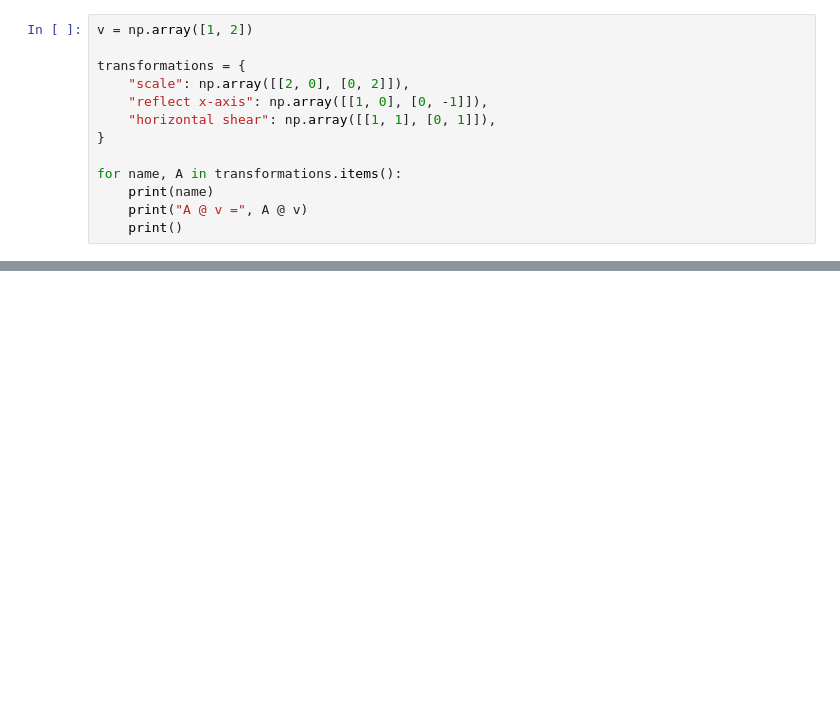
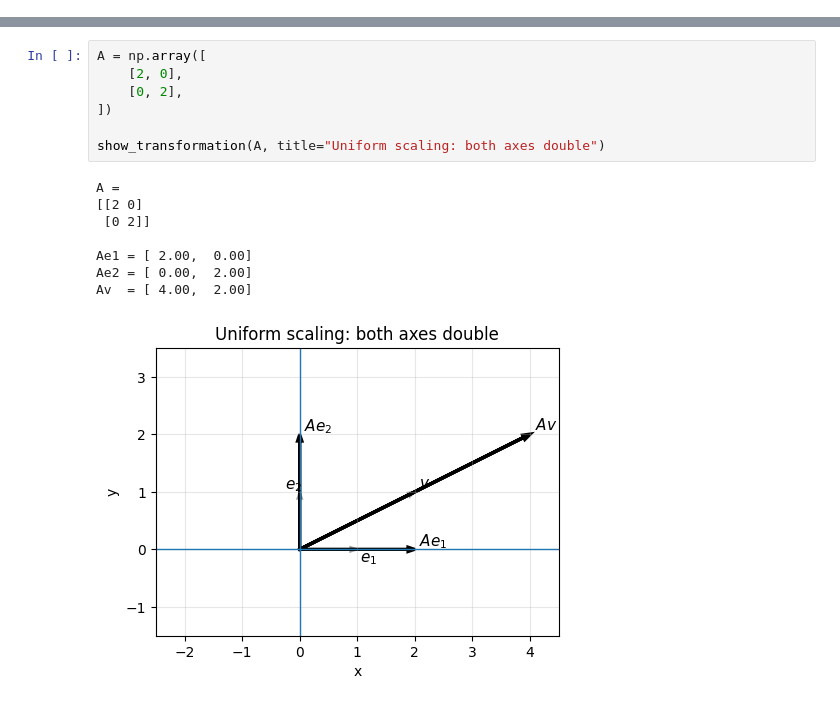
Before and after one commit to AnthonyPWatts/imperial-ai-coursework, a Jupyter notebook: maths-refresh/04c-scaling-reflection-and-shear.ipynb, the cells around one changed output, grey strips where cells are left out. Cells and saved outputs as stored; diff of their text form; blank space fills up the shorter version.

```diff
--- a/maths-refresh/04c-scaling-reflection-and-shear.ipynb
+++ b/maths-refresh/04c-scaling-reflection-and-shear.ipynb
@@ -303,13 +0,0 @@ Here are the same starting vector and several transformations.
-# %%
-v = np.array([1, 2])
-
-transformations = {
-    "scale": np.array([[2, 0], [0, 2]]),
-    "reflect x-axis": np.array([[1, 0], [0, -1]]),
-    "horizontal shear": np.array([[1, 1], [0, 1]]),
-}
-
-for name, A in transformations.items():
-    print(name)
-    print("A @ v =", A @ v)
-    print()
@@ -340,0 +211,16 @@ Next, we will look at rotation matrices.
+# %%
+A = np.array([
+    [2, 0],
+    [0, 2],
+])
+
+show_transformation(A, title="Uniform scaling: both axes double")
+# %% [output]
+A =
+[[2 0]
+ [0 2]]
+
+Ae1 = [ 2.00,  0.00]
+Ae2 = [ 0.00,  2.00]
+Av  = [ 4.00,  2.00]
+[figure, added]
```
Also changed, not shown: parts of 46 cells of this notebook, 3 other files.
